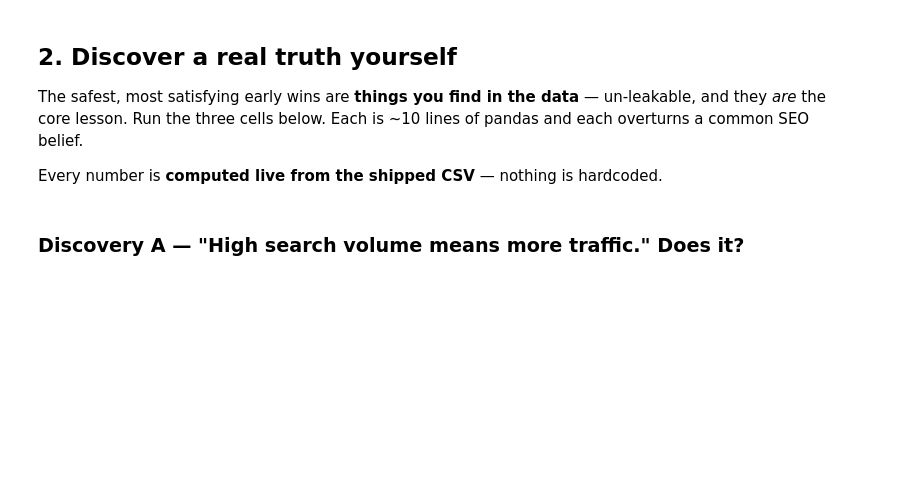
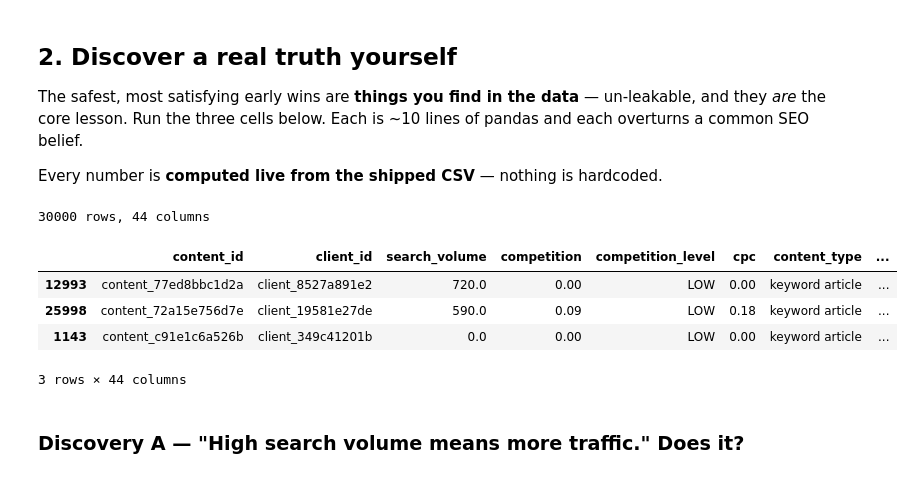
Before and after one commit to kaif0222/FlyRank-ML-Intern, a Jupyter notebook: notebooks/01_first_look_and_discovery.ipynb, the cells around one changed output. Saved outputs shown, nothing was run; the diff lists cells and outputs as text; code cells hidden in the pictures; blank space fills up the shorter version.

```diff
--- a/notebooks/01_first_look_and_discovery.ipynb
+++ b/notebooks/01_first_look_and_discovery.ipynb
@@ -64,8 +93,15 @@ Every number is **computed live from the shipped CSV** — nothing is hardcoded.
 # %%
 import pandas as pd, numpy as np
 df = pd.read_csv("data/raw/content_refresh_anonymized.csv")
 print(df.shape[0], "rows,", df.shape[1], "columns")
-df.head(3)
+df.sample(3)
+# %% [output]
+30000 rows, 44 columns
+|  | content_id | client_id | search_volume | competition | competition_level | cpc | content_type | ... |
+| 12993 | content_77ed8bbc1d2a | client_8527a891e2 | 720.0 | 0.00 | LOW | 0.00 | keyword article | ... |
+| 25998 | content_72a15e756d7e | client_19581e27de | 590.0 | 0.09 | LOW | 0.18 | keyword article | ... |
+| 1143 | content_c91e1c6a526b | client_349c41201b | 0.0 | 0.00 | LOW | 0.00 | keyword article | ... |
+3 rows × 44 columns
 # %% [markdown]
 ### Discovery A — "High search volume means more traffic." Does it?
 # %%
```
Also changed, not shown: parts of 10 cells of this notebook.
